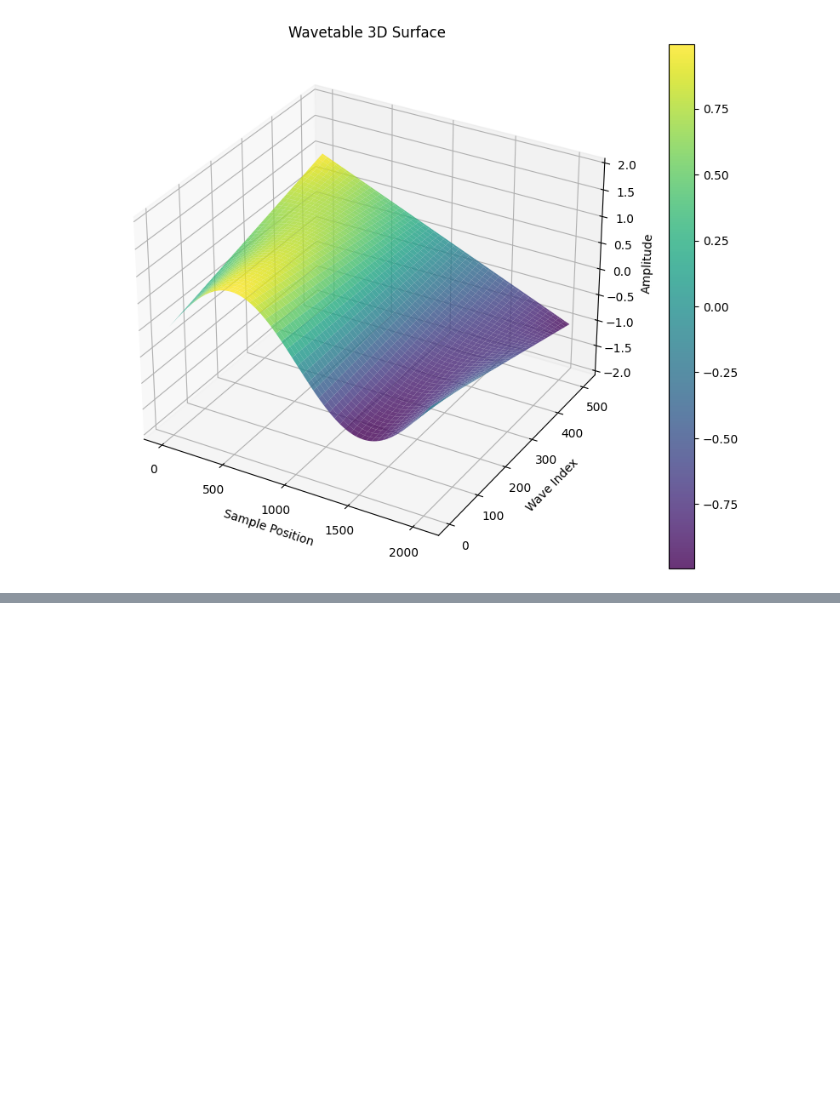
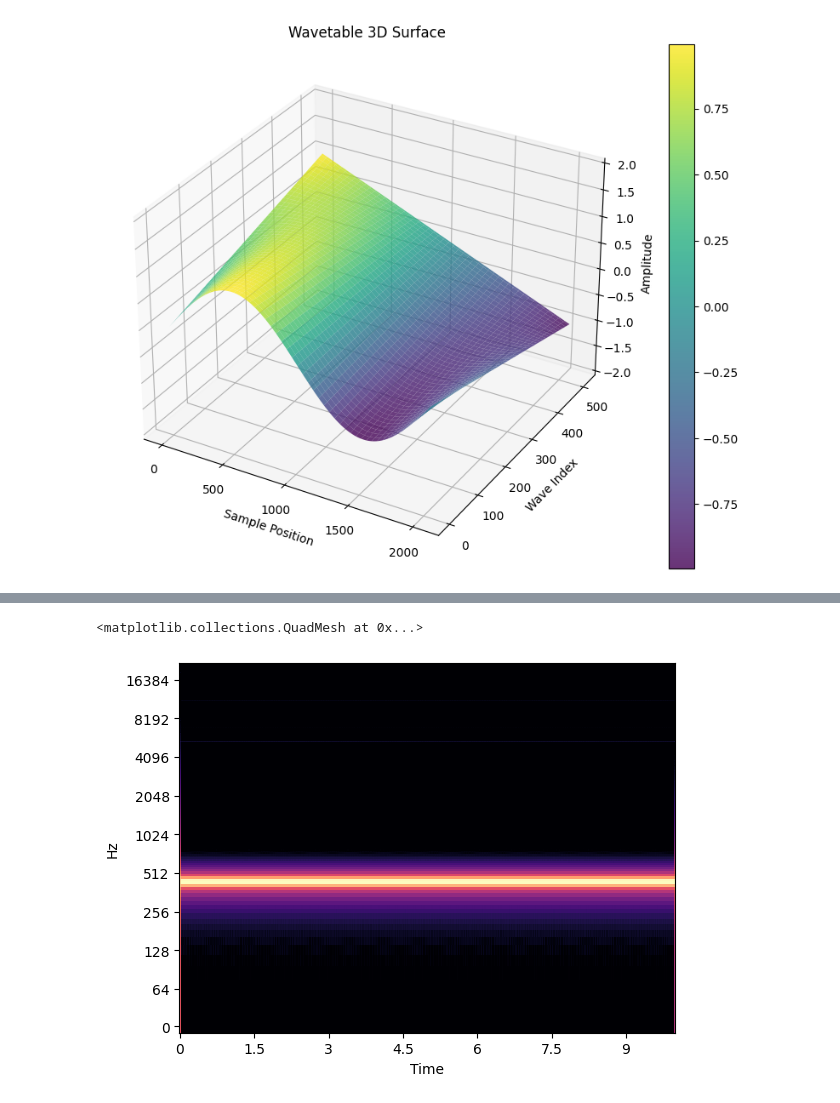
Before and after one commit to inspektral/minisynth, a Jupyter notebook: synthtest.ipynb, the cells around one changed output, grey strips where cells are left out. Saved outputs shown, nothing was run; the diff lists cells and outputs as text; code cells hidden in the pictures; blank space fills up the shorter version.

```diff
--- a/synthtest.ipynb
+++ b/synthtest.ipynb
@@ -107,3 +93,16 @@ mod_audio shape: (441000,), samples: 441000
+# %%
+hop_length = 1024
+
+D = librosa.amplitude_to_db(np.abs(librosa.stft(audio, hop_length=hop_length)),
+
+                            ref=np.max)
+
+librosa.display.specshow(D, y_axis='log', sr=44100, hop_length=hop_length,
+
+                         x_axis='time')
+# %% [output]
+<matplotlib.collections.QuadMesh at 0x...>
+[figure, added]
 # %%
 import ModGenerator
 import matplotlib.pyplot as plt
```
Also changed, not shown: parts of 10 cells of this notebook, 3 other files.
